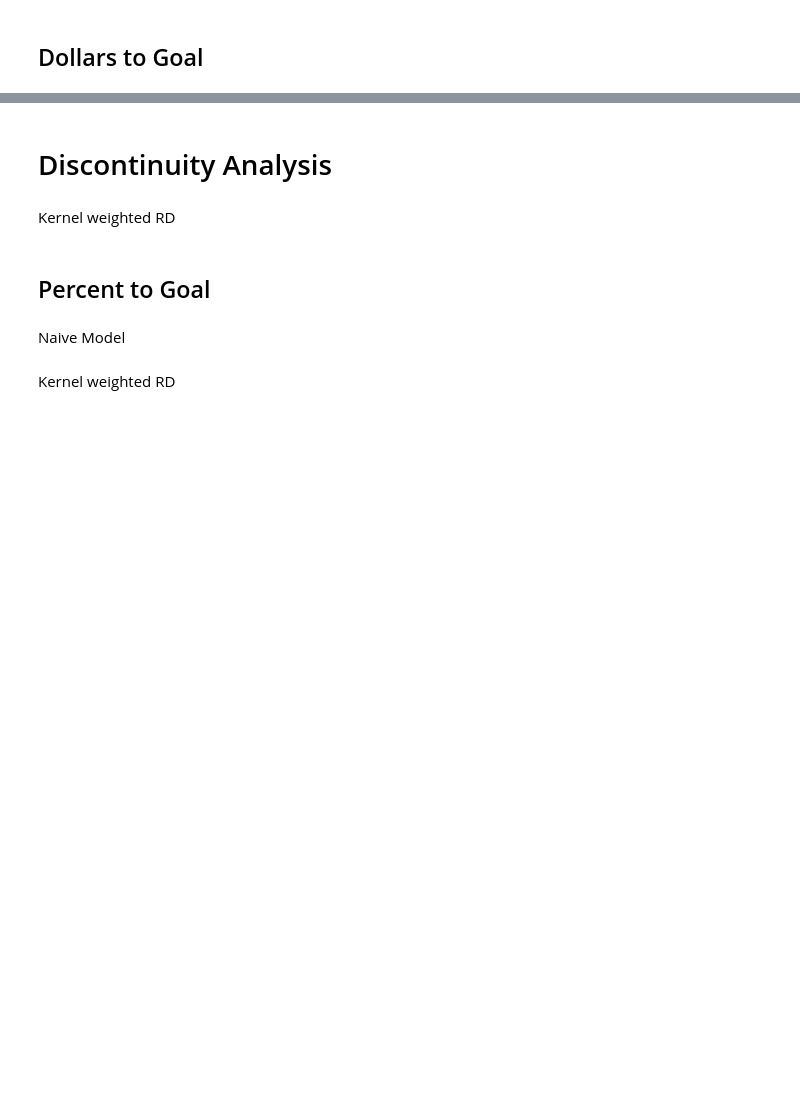
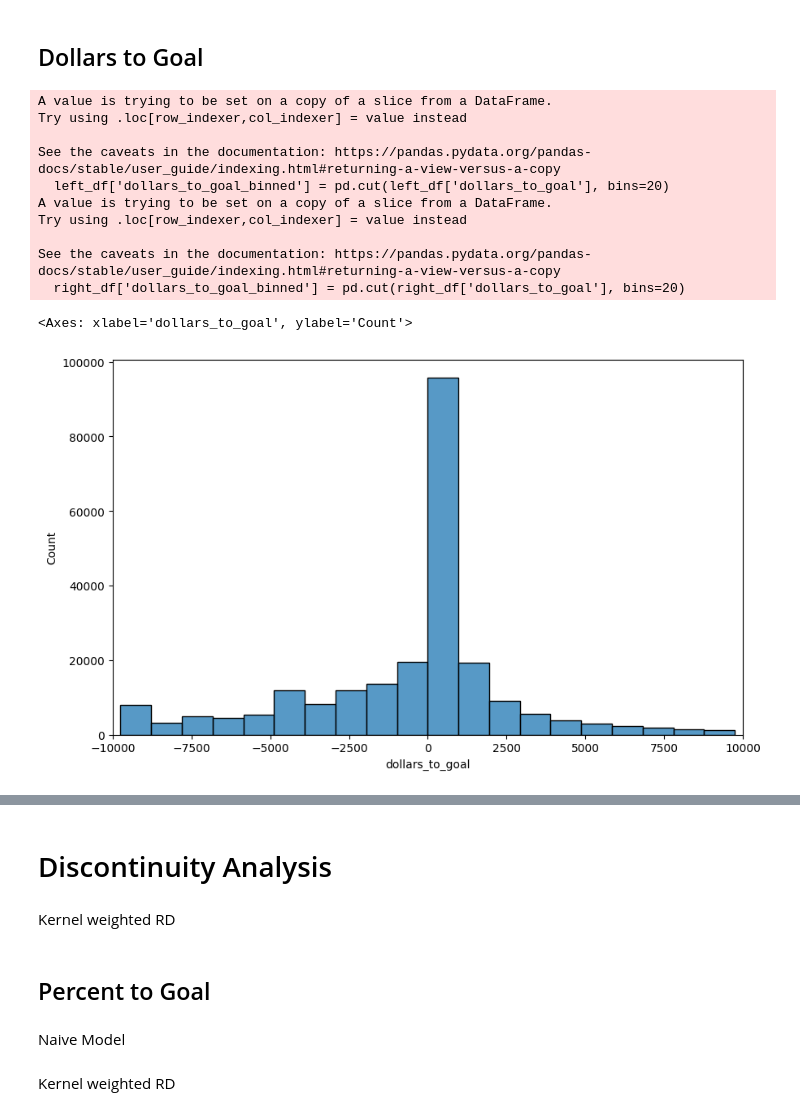
Before and after one commit to sahilpatil98/kickstarter-JMP, a Jupyter notebook: data-analysis/base_analysis.ipynb, the cells around one changed output, grey strips where cells are left out. Cells and saved outputs as stored; diff of their text form; code cells hidden in the pictures; blank space fills up the shorter version.

```diff
--- a/data-analysis/base_analysis.ipynb
+++ b/data-analysis/base_analysis.ipynb
@@ -39,8 +121,8 @@ df[['goal', 'pledged', 'staff_pick', 'backers_count', 'spotlight', 'prelaunch_ac
 Define the Discontinuity
 # %%
 # Create Discontinuity Columns
-df['percent_to_goal'] = df['pledged'] / df['goal']
-df['dollars_to_goal'] = df['pledged']  - df['goal']
+df['percent_to_goal'] = df['usd_pledged'] / df['usd_goal']
+df['dollars_to_goal'] = df['usd_pledged']  - df['usd_goal']
 # %% [markdown]
 ## Percent to Goal
 # %%
@@ -183,3 +231,27 @@ sns.histplot(data=plotting_df, x='dollars_to_goal', weights = 'n_obs', bins = 20
+# %%
+# Generate plotting df
+plotting_df = generate_plotting_df(df)
+
+# Add Threshold Column
+plotting_df['threshold'] = plotting_df['dollars_to_goal'] >= 0
+
+# Plot percent to goal on x axis and total number of projects on y axis
+plt.figure(figsize=(10,6))
+plt.xlim(-10000, 10000)
+sns.histplot(data=plotting_df, x='dollars_to_goal', weights = 'n_obs', bins = 20)
+# %% [output]
+A value is trying to be set on a copy of a slice from a DataFrame.
+Try using .loc[row_indexer,col_indexer] = value instead
+
+See the caveats in the documentation: https://pandas.pydata.org/pandas-docs/stable/user_guide/indexing.html#returning-a-view-versus-a-copy
+  left_df['dollars_to_goal_binned'] = pd.cut(left_df['dollars_to_goal'], bins=20)
+A value is trying to be set on a copy of a slice from a DataFrame.
+Try using .loc[row_indexer,col_indexer] = value instead
+
+See the caveats in the documentation: https://pandas.pydata.org/pandas-docs/stable/user_guide/indexing.html#returning-a-view-versus-a-copy
+  right_df['dollars_to_goal_binned'] = pd.cut(right_df['dollars_to_goal'], bins=20)
+<Axes: xlabel='dollars_to_goal', ylabel='Count'>
+[figure, added]
 # %%
 plt.figure(figsize=(15,15))
 ax = plt.subplot(5, 1, 1)
```
Also changed, not shown: parts of 30 cells of this notebook, 1 other file.
